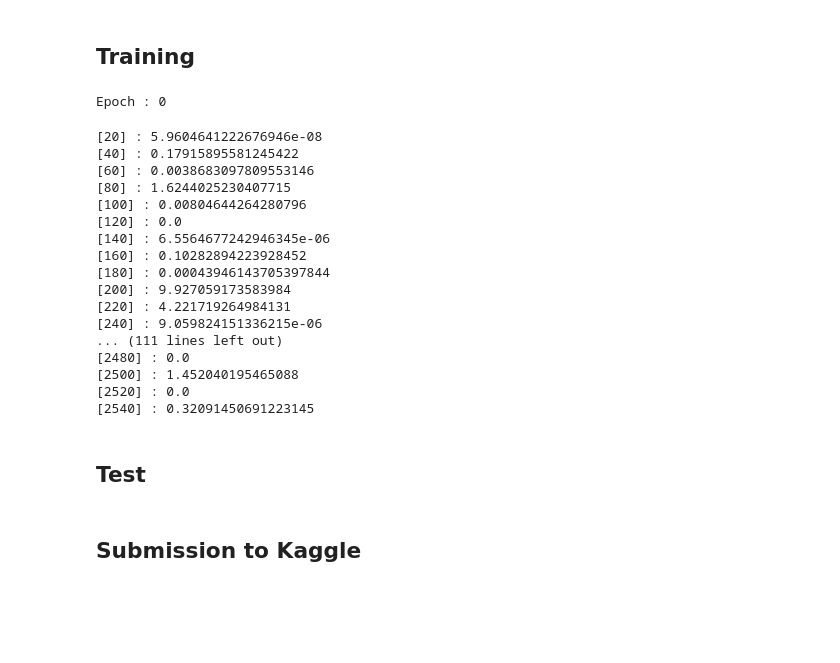
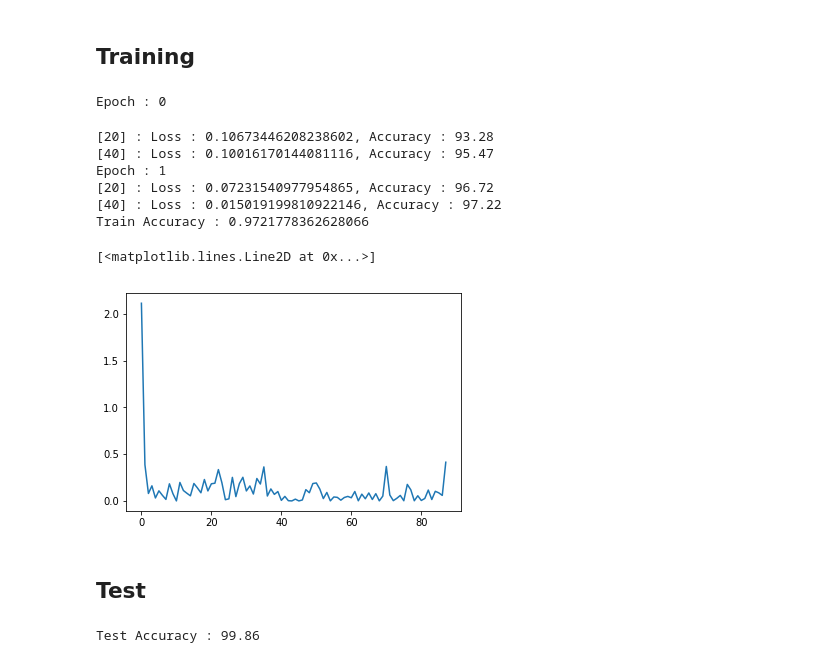
Before and after one commit to hygoni/ToyTorch, a Jupyter notebook: 4.CNN/VGG16_Transfer_Learning.ipynb, the cells around one changed output. Saved outputs shown, nothing was run; the diff lists cells and outputs as text; code cells hidden in the pictures; blank space fills up the shorter version.

```diff
--- a/4.CNN/VGG16_Transfer_Learning.ipynb
+++ b/4.CNN/VGG16_Transfer_Learning.ipynb
@@ -167,5 +166,5 @@ for i in range(16):
 # %%
-batch_size = 2
+batch_size = 128
 all_set = datasets.ImageFolder('./natural_images/')
 
 all_len = len(all_set)
@@ -252,13 +251,13 @@ optimizer = optim.Adam(vgg16.parameters(), lr = learning_rate)
 # %%
 n_epoch = 2 #transfer learning이라 그런지 epoch이 작아도 학습이 잘됨.
 train_loss = []
+total = 0
+correct = 0
 
 for epoch in range(n_epoch):
     print('Epoch : {}'.format(epoch))
     vgg16.train()
     for i, (img, label) in enumerate(train_loader):
-        if i % 20 == 19:
-            print('[{}] : {}'.format(i+1, train_loss[-1]))
         if cuda:
             img = img.to(device)
             label = label.to(device)
@@ -269,28 +268,29 @@ for epoch in range(n_epoch):
         loss.backward()
         train_loss.append(loss.data)
         optimizer.step()
+
+        pred = torch.max(out, 1)[1]
+        total += img.shape[0]
+        correct += (label == pred).sum()
+
+        if i % 20 == 19:
+            accuracy = float(correct) / total
+            print('[{}] : Loss : {}, Accuracy : {:.2f} '.format(i+1, train_loss[-1], 100 * accuracy))
+
+print('Train Accuracy : {}'.format(accuracy))
 # %% [output]
 Epoch : 0
-[20] : 5.9604641222676946e-08
-[40] : 0.17915895581245422
-[60] : 0.0038683097809553146
-[80] : 1.6244025230407715
-[100] : 0.00804644264280796
-[120] : 0.0
-[140] : 6.5564677242946345e-06
-[160] : 0.10282894223928452
-[180] : 0.00043946143705397844
-[200] : 9.927059173583984
-[220] : 4.221719264984131
-[240] : 9.059824151336215e-06
-... (111 lines left out)
-[2480] : 0.0
-[2500] : 1.452040195465088
-[2520] : 0.0
-[2540] : 0.32091450691223145
+[20] : Loss : 0.10673446208238602, Accuracy : 93.28
+[40] : Loss : 0.10016170144081116, Accuracy : 95.47
+Epoch : 1
+[20] : Loss : 0.07231540977954865, Accuracy : 96.72
+[40] : Loss : 0.015019199810922146, Accuracy : 97.22
+Train Accuracy : 0.9721778362628066
 # %%
-plt.plot(train_loss)
-len(train_loss)
+plt.plot(train_loss[:1000])
+# %% [output]
+[<matplotlib.lines.Line2D at 0x...>]
+[figure, added]
 # %% [markdown]
 ## Test
 # %%
@@ -311,6 +309,6 @@ for i, (img, label) in enumerate(test_loader):
         total += img.shape[0]
         correct += (pred == label).sum()
 # %%
-print(int(correct) / float(total))
+print('Test Accuracy : {:.2f}'.format(int(correct) / float(total) * 100))
+# %% [output]
+Test Accuracy : 99.86
-# %% [markdown]
-## Submission to Kaggle
```
Also changed, not shown: parts of 7 cells of this notebook.
